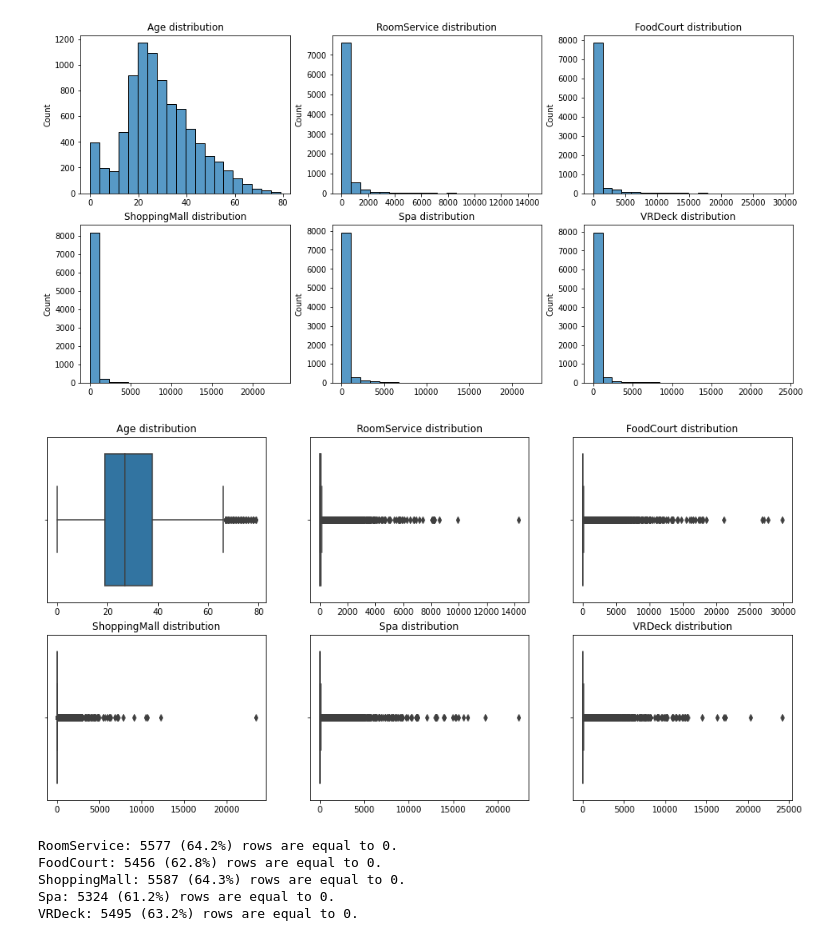
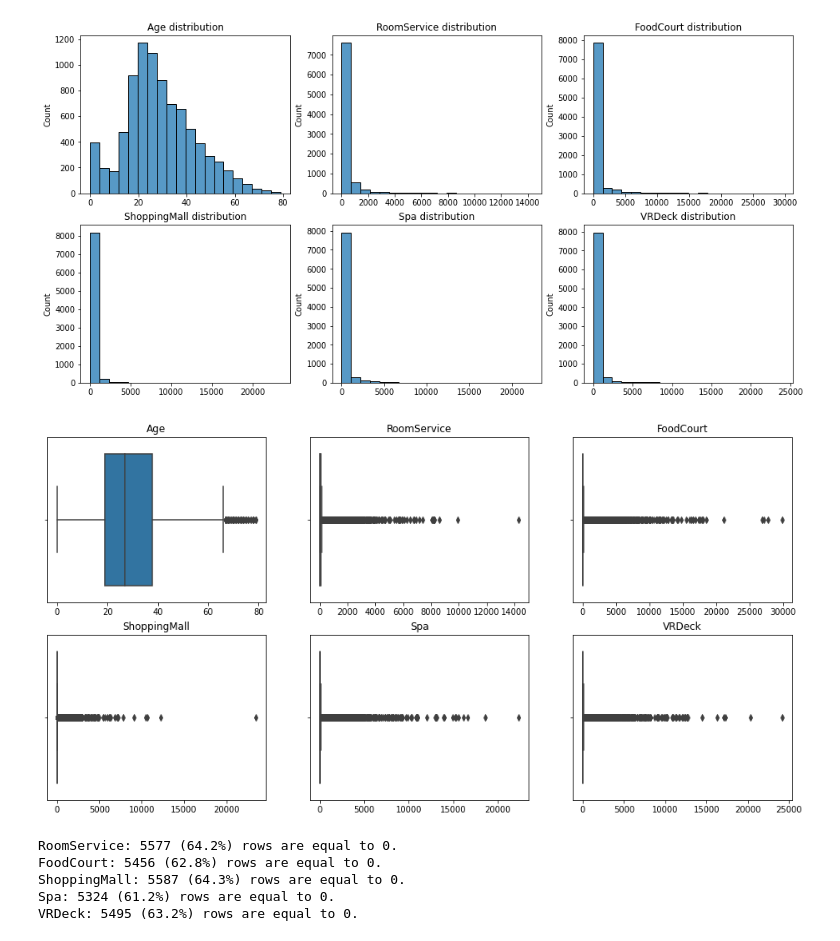
Before and after one commit to ThomasDumazert/01-spaceship_titanic, a Jupyter notebook: notebooks/eda.ipynb, the cells around one changed output. Drawn from its saved outputs; the diff is of its cells as text; code cells hidden in the pictures.

```diff
--- a/notebooks/eda.ipynb
+++ b/notebooks/eda.ipynb
@@ -98,8 +130,10 @@ total_missings = 0
 for column in df.columns:
     nb_missings = df[column].isna().sum(axis=0)
     total_missings += nb_missings
-    print(f'{column}: {nb_missings} missing values ({compute_prop(nb_missings, nb_rows):.1f}%)')
+    prop = compute_prop(nb_missings, nb_rows)
+    print(f'{column}: {nb_missings} missing values ({prop:.1f}%)')
 
-print(f'Total: {total_missings} missing values ({compute_prop(total_missings, nb_data):.1f}%)')
+prop_missings = compute_prop(total_missings, nb_data)
+print(f'Total: {total_missings} missing values ({prop_missings:.1f}%)')
 # %% [output]
 HomePlanet: 201 missing values (2.3%)
@@ -207,16 +245,16 @@ for idx, column in enumerate(numerical_columns):
 # %%
 fig, axs = plt.subplots(nrows=display_n_rows, ncols=display_n_cols, figsize=(16, 8))
 
 for idx, column in enumerate(numerical_columns):
     row = idx // display_n_cols
     col = idx % display_n_cols
     sns.boxplot(data=df, x=column, ax=axs[row, col])
-    axs[row, col].set_title(f'{column} distribution')
+    axs[row, col].set_title(f'{column}')
     axs[row, col].set_xlabel('')
 
 plt.show()
 # %% [output]
-[figure, old version]
+[figure, new version]
 # %%
 skewed_columns = ['RoomService', 'FoodCourt', 'ShoppingMall', 'Spa', 'VRDeck']
 
```
Also changed, not shown: parts of 23 cells of this notebook.
